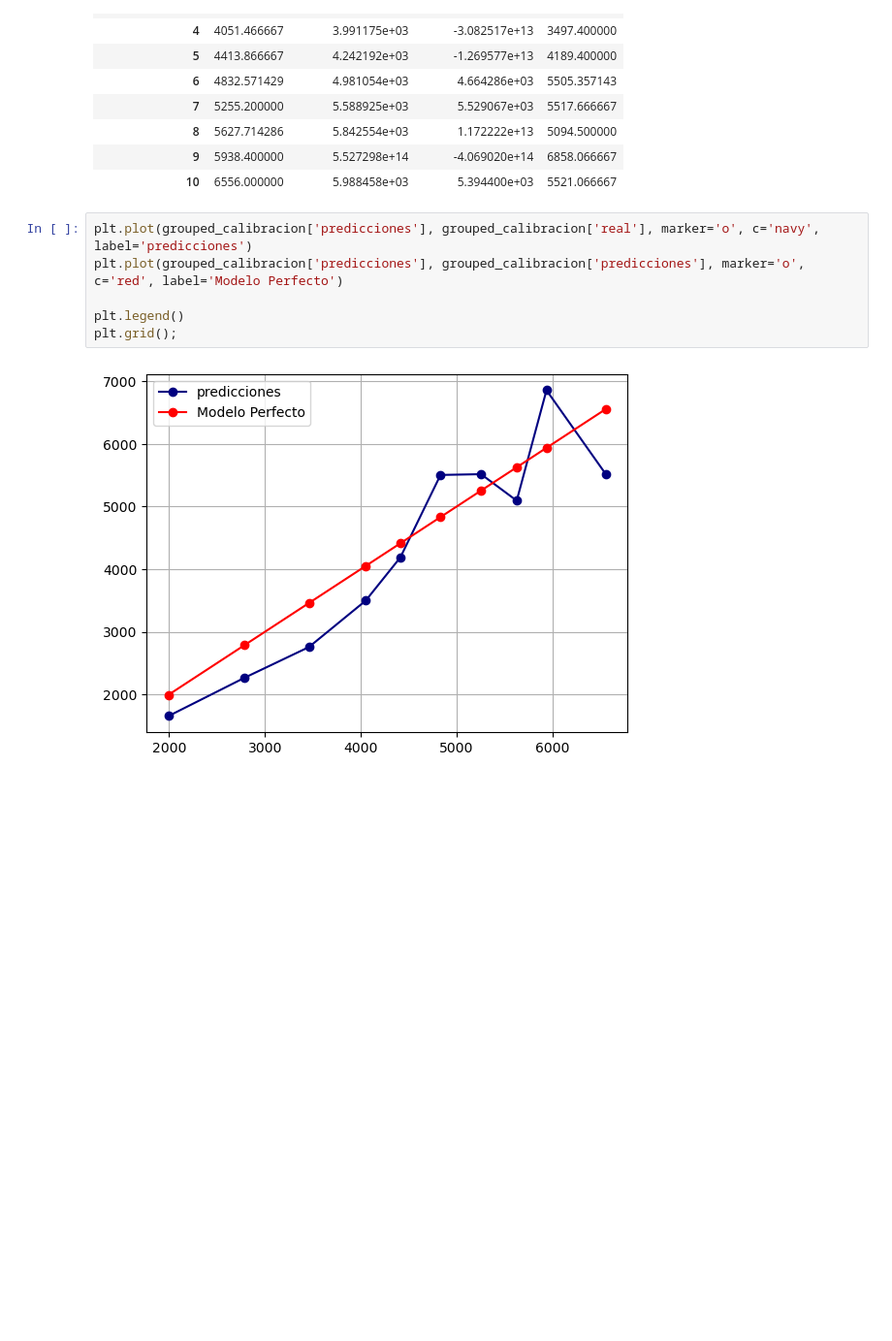
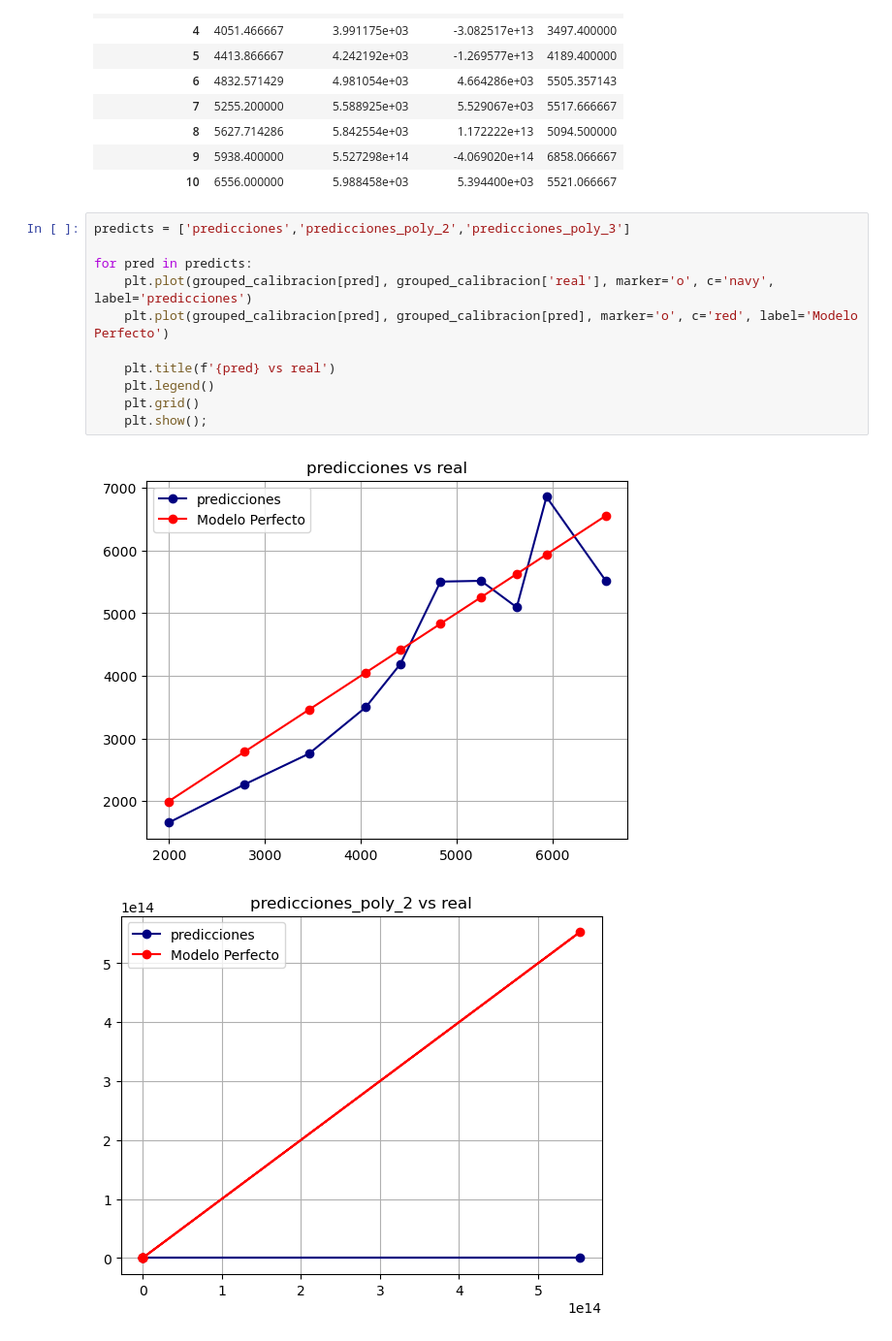
Before and after one commit to LuisMB09/lab_aprendizaje_estadistico, a Jupyter notebook: Tarea_3_regresión_polinomial.ipynb, the cells around one changed output. Shown at 97% size. Saved outputs shown, nothing was run; the diff lists cells and outputs as text; blank space fills up the shorter version.

```diff
--- a/Tarea_3_regresión_polinomial.ipynb
+++ b/Tarea_3_regresión_polinomial.ipynb
@@ -134,10 +134,16 @@ grouped_calibracion
 | 9 | 5938.400000 | 5.527298e+14 | -4.069020e+14 | 6858.066667 |
 | 10 | 6556.000000 | 5.988458e+03 | 5.394400e+03 | 5521.066667 |
 # %%
-plt.plot(grouped_calibracion['predicciones'], grouped_calibracion['real'], marker='o', c='navy', label='predicciones')
-plt.plot(grouped_calibracion['predicciones'], grouped_calibracion['predicciones'], marker='o', c='red', label='Modelo Perfecto')
+predicts = ['predicciones','predicciones_poly_2','predicciones_poly_3']
 
-plt.legend()
-plt.grid();
+for pred in predicts:
+    plt.plot(grouped_calibracion[pred], grouped_calibracion['real'], marker='o', c='navy', label='predicciones')
+    plt.plot(grouped_calibracion[pred], grouped_calibracion[pred], marker='o', c='red', label='Modelo Perfecto')
+
+    plt.title(f'{pred} vs real')
+    plt.legend()
+    plt.grid()
+    plt.show();
 # %% [output]
-[figure, old version]
+[figure, new version]
+[figure, added]
```
Also changed, not shown: parts of 1 cell of this notebook.
